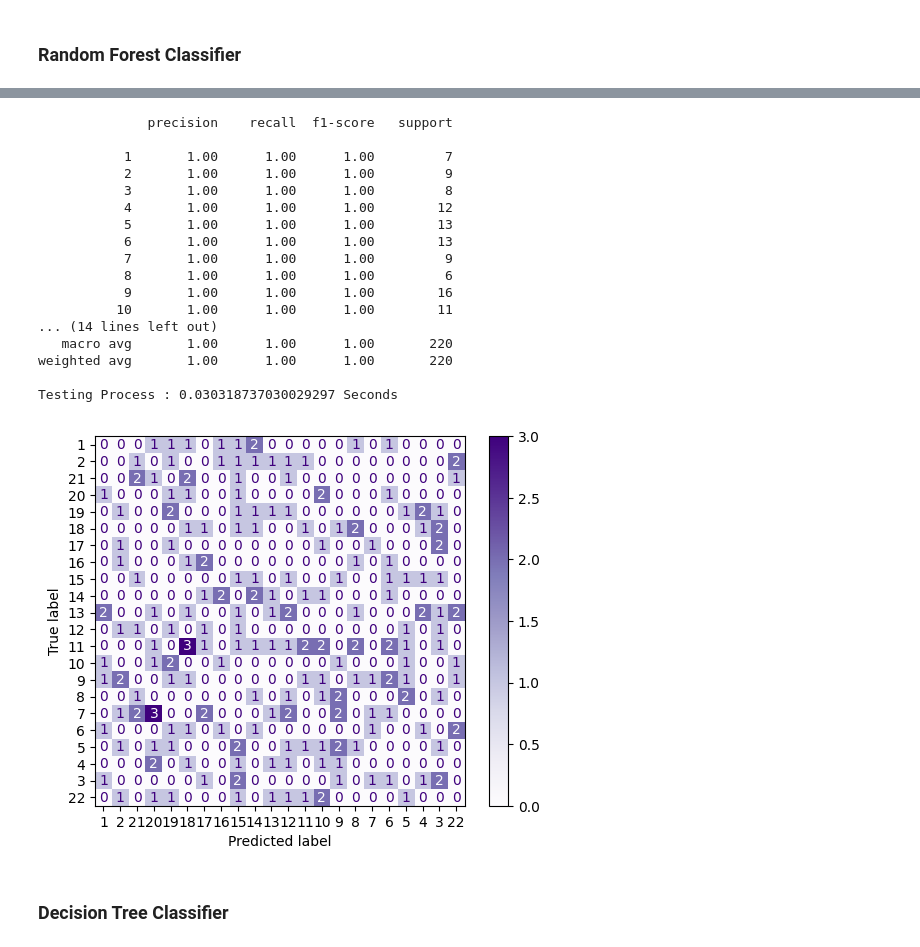
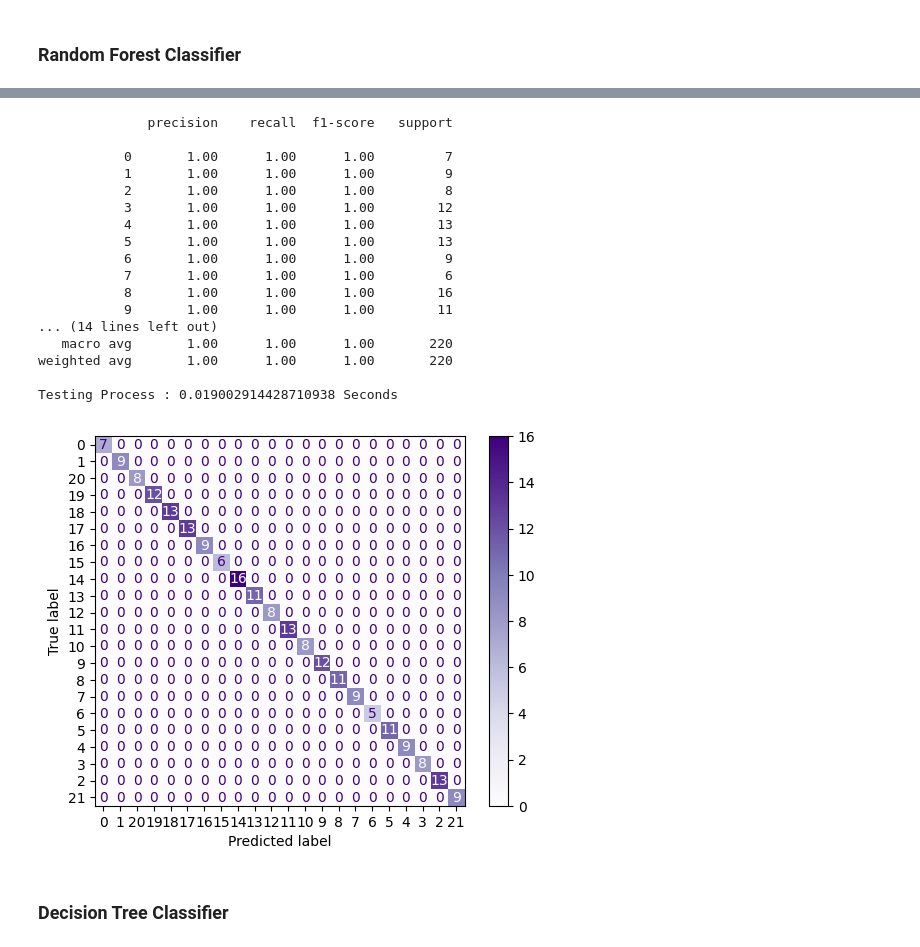
Before and after one commit to siyaboban/Crop-recommendation, a Jupyter notebook: Crop__recommendation_code_Final.ipynb, the cells around one changed output, grey strips where cells are left out. Drawn from its saved outputs; the diff is of its cells as text; code cells hidden in the pictures.

```diff
--- a/Crop__recommendation_code_Final.ipynb
+++ b/Crop__recommendation_code_Final.ipynb
@@ -333,35 +333,35 @@ Validation Process : 0.02911543846130371 Seconds
 # %%
 # Testing Process
 time1 = crs_time.time()
 y_pred = model.predict(crs_Xtest)
 print(crs_rep(crs_Ytest, y_pred))
 time2 = crs_time.time()
 print("Testing Process :", time2-time1, "Seconds\n")
 
 crop_labels = crs_df['crop_num'].unique()
 
-crs_confM = crs_confusM(crs_Yval, y_pred)
+crs_confM = crs_confusM(crs_Ytest, y_pred)
 crs_disp(confusion_matrix = crs_confM, display_labels = crop_labels).plot(cmap = 'Purples')
 crs_plt.show()
 # %% [output]
               precision    recall  f1-score   support
 
-           1       1.00      1.00      1.00         7
-           2       1.00      1.00      1.00         9
-           3       1.00      1.00      1.00         8
-           4       1.00      1.00      1.00        12
+           0       1.00      1.00      1.00         7
+           1       1.00      1.00      1.00         9
+           2       1.00      1.00      1.00         8
+           3       1.00      1.00      1.00        12
+           4       1.00      1.00      1.00        13
            5       1.00      1.00      1.00        13
-           6       1.00      1.00      1.00        13
-           7       1.00      1.00      1.00         9
-           8       1.00      1.00      1.00         6
-           9       1.00      1.00      1.00        16
-          10       1.00      1.00      1.00        11
+           6       1.00      1.00      1.00         9
+           7       1.00      1.00      1.00         6
+           8       1.00      1.00      1.00        16
+           9       1.00      1.00      1.00        11
 ... (14 lines left out)
    macro avg       1.00      1.00      1.00       220
 weighted avg       1.00      1.00      1.00       220
 
-Testing Process : 0.030318737030029297 Seconds
+Testing Process : 0.019002914428710938 Seconds
-[figure, old version]
+[figure, new version]
 # %% [markdown]
 ### **Decision Tree Classifier**
 # %%
```
Also changed, not shown: parts of 9 cells of this notebook.
